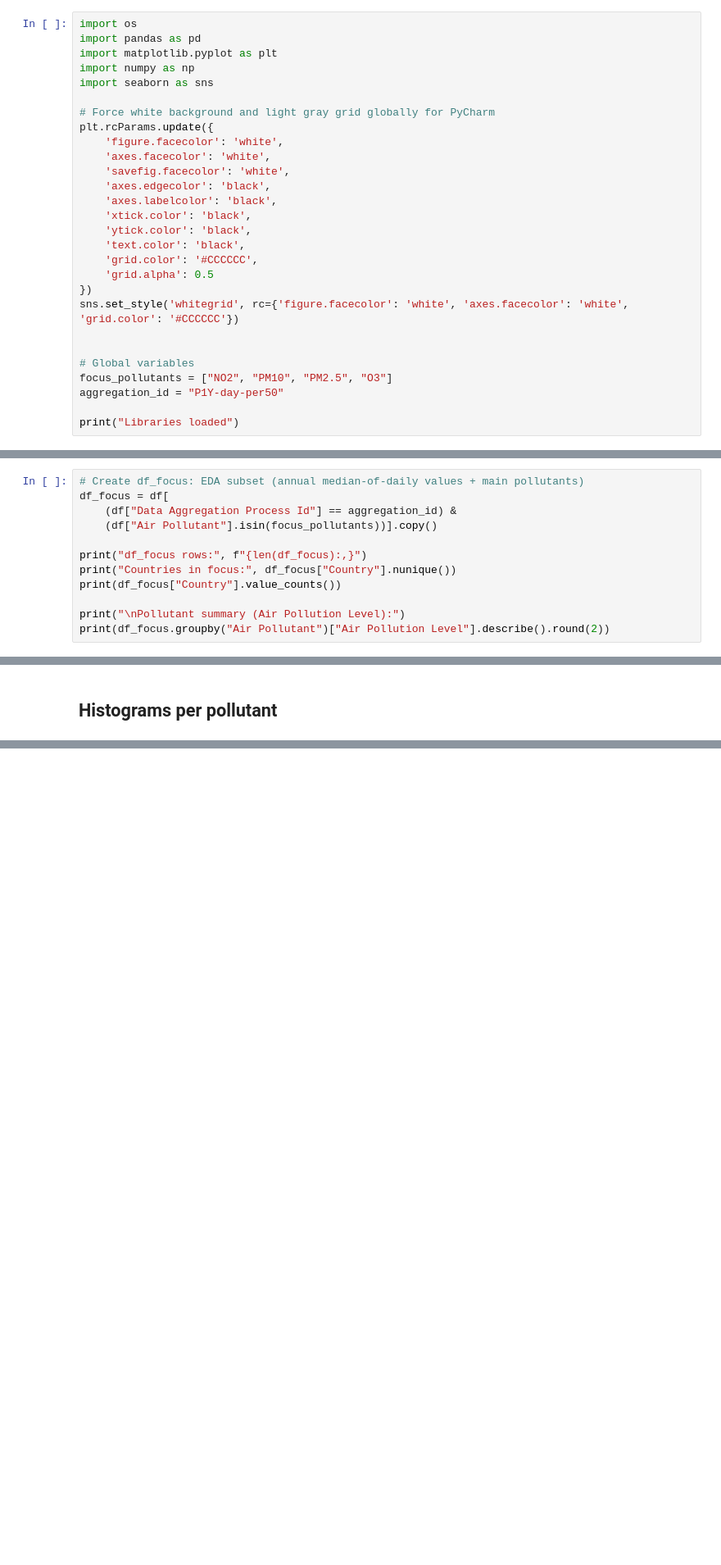
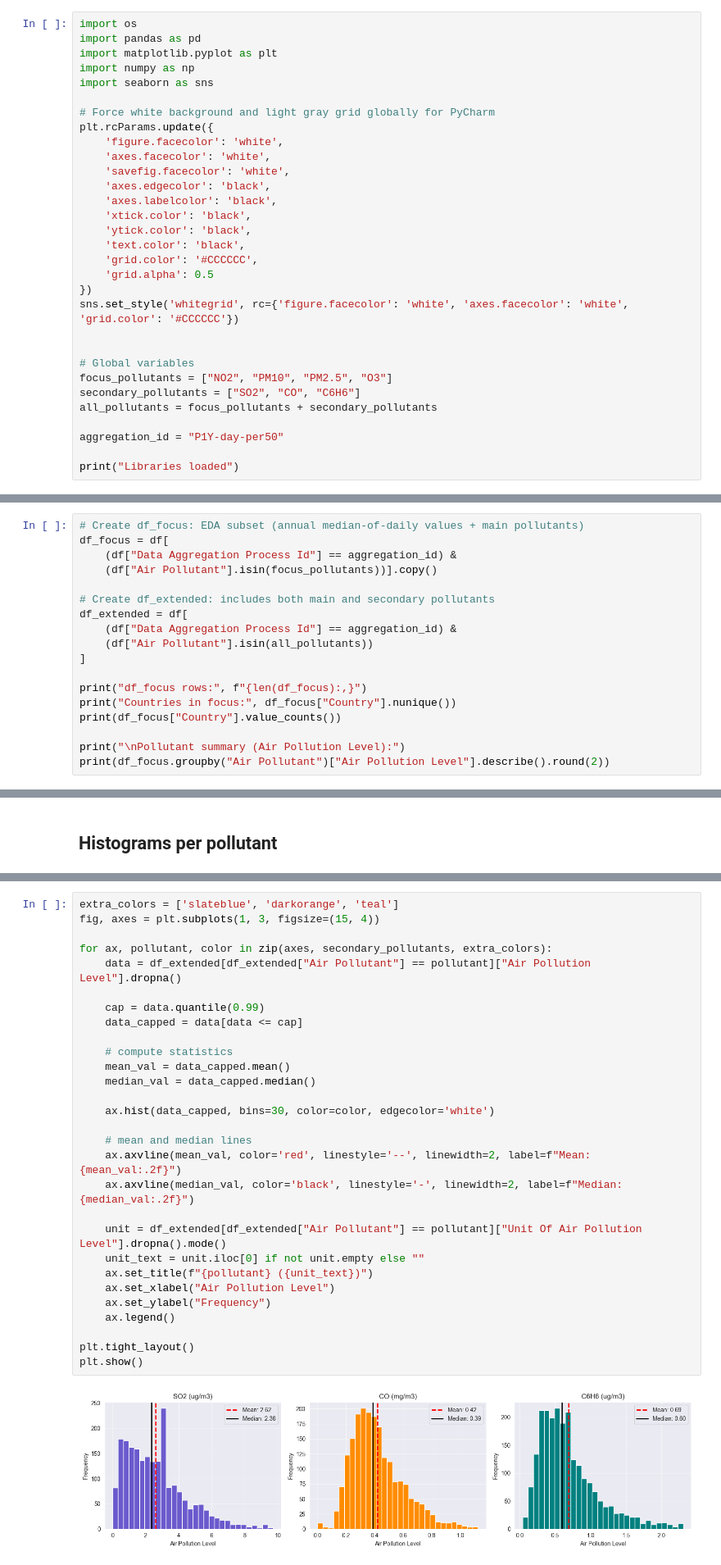
Before and after one commit to yelenashabanova/GrandChallengeAccenture, a Jupyter notebook: main.ipynb, the cells around one changed output, grey strips where cells are left out. Shown at 82% size. Drawn from its saved outputs; the diff is of its cells as text; blank space fills up the shorter version.

Commit message:
until 4 + sec 10 with secondary pollutants

```diff
--- a/main.ipynb
+++ b/main.ipynb
@@ -67,6 +67,9 @@ sns.set_style('whitegrid', rc={'figure.facecolor': 'white', 'axes.facecolor': 'w
 
 # Global variables
 focus_pollutants = ["NO2", "PM10", "PM2.5", "O3"]
+secondary_pollutants = ["SO2", "CO", "C6H6"]
+all_pollutants = focus_pollutants + secondary_pollutants
+
 aggregation_id = "P1Y-day-per50"
 
 print("Libraries loaded")
@@ -489,6 +498,12 @@ PAH                                   7
 df_focus = df[
     (df["Data Aggregation Process Id"] == aggregation_id) &
     (df["Air Pollutant"].isin(focus_pollutants))].copy()
+
+# Create df_extended: includes both main and secondary pollutants
+df_extended = df[
+    (df["Data Aggregation Process Id"] == aggregation_id) &
+    (df["Air Pollutant"].isin(all_pollutants))
+]
 
 print("df_focus rows:", f"{len(df_focus):,}")
 print("Countries in focus:", df_focus["Country"].nunique())
@@ -544,0 +562,31 @@ plt.show()
+# %%
+extra_colors = ['slateblue', 'darkorange', 'teal']
+fig, axes = plt.subplots(1, 3, figsize=(15, 4))
+
+for ax, pollutant, color in zip(axes, secondary_pollutants, extra_colors):
+    data = df_extended[df_extended["Air Pollutant"] == pollutant]["Air Pollution Level"].dropna()
+
+    cap = data.quantile(0.99)
+    data_capped = data[data <= cap]
+
+    # compute statistics
+    mean_val = data_capped.mean()
+    median_val = data_capped.median()
+
+    ax.hist(data_capped, bins=30, color=color, edgecolor='white')
+
+    # mean and median lines
+    ax.axvline(mean_val, color='red', linestyle='--', linewidth=2, label=f"Mean: {mean_val:.2f}")
+    ax.axvline(median_val, color='black', linestyle='-', linewidth=2, label=f"Median: {median_val:.2f}")
+
+    unit = df_extended[df_extended["Air Pollutant"] == pollutant]["Unit Of Air Pollution Level"].dropna().mode()
+    unit_text = unit.iloc[0] if not unit.empty else ""
+    ax.set_title(f"{pollutant} ({unit_text})")
+    ax.set_xlabel("Air Pollution Level")
+    ax.set_ylabel("Frequency")
+    ax.legend()
+
+plt.tight_layout()
+plt.show()
+# %% [output]
+[figure, added]
```
Also changed, not shown: parts of 11 cells of this notebook.
